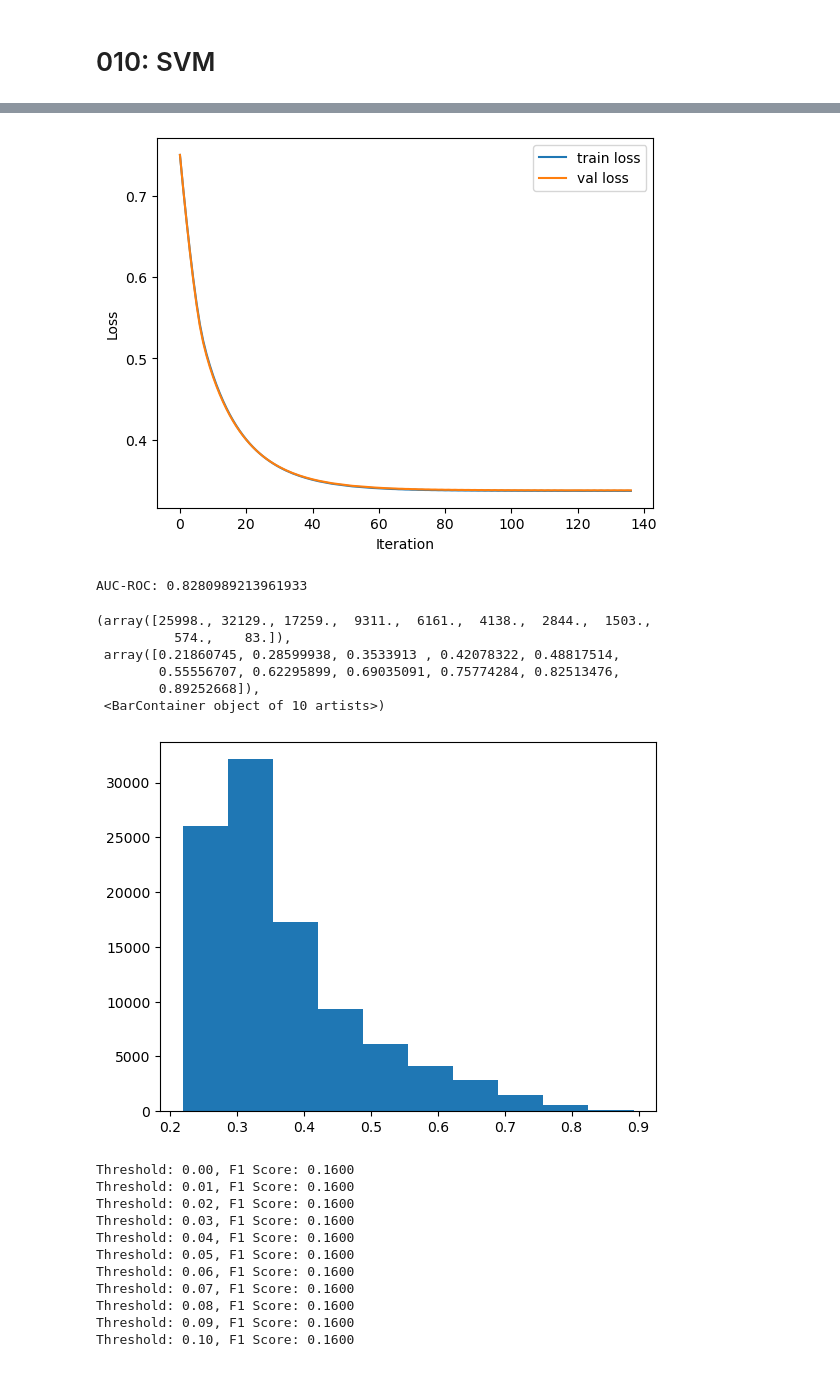
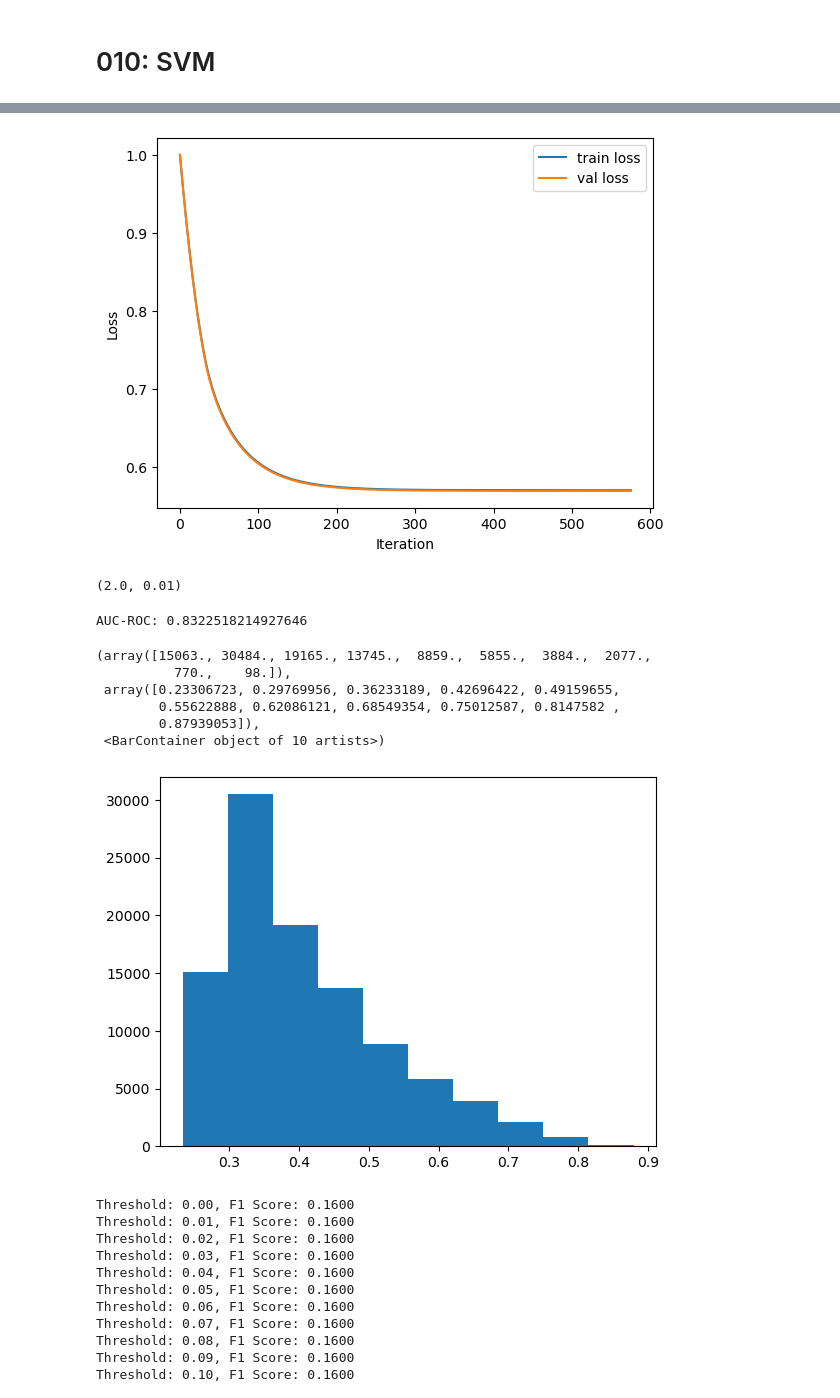
Before and after one commit to betty-gures/cs433project1, a Jupyter notebook: notebooks/010_SVM.ipynb, the cells around one changed output, grey strips where cells are left out. Drawn from its saved outputs; the diff is of its cells as text; code cells hidden in the pictures.

```diff
--- a/notebooks/010_SVM.ipynb
+++ b/notebooks/010_SVM.ipynb
@@ -20,7 +20,7 @@ train = np.load("../data/dataset_prep/train.npz")
 x_train = train["x_train"]
 y_train = train["y_train"]
 # %%
-svm = LinearSVM(C=0.75, lr=0.05, max_iters=1000)
+svm = LinearSVM(metric=f_score)
 num_samples = 100000
 train_losses, val_losses = svm.train(x_train[:num_samples], y_train[:num_samples], verbose=True)
 plot_losses(train_losses, val_losses)
@@ -45,20 +45,24 @@ Early stopping at iteration 136
-[figure, old version]
+[figure, new version]
+# %%
+svm._lambda, svm.lr
+# %% [output]
+(2.0, 0.01)
 # %%
 # predict
 y_pred = svm.predict(x_train[num_samples:2*num_samples], scores=True)
 print("AUC-ROC:", auc_roc(y_pred, y_train[num_samples:2*num_samples]))
 # %% [output]
-AUC-ROC: 0.8280989213961933
+AUC-ROC: 0.8322518214927646
 # %%
 plt.hist(y_pred)
 # %% [output]
-(array([25998., 32129., 17259.,  9311.,  6161.,  4138.,  2844.,  1503.,
-          574.,    83.]),
- array([0.21860745, 0.28599938, 0.3533913 , 0.42078322, 0.48817514,
-        0.55556707, 0.62295899, 0.69035091, 0.75774284, 0.82513476,
-        0.89252668]),
+(array([15063., 30484., 19165., 13745.,  8859.,  5855.,  3884.,  2077.,
+          770.,    98.]),
+ array([0.23306723, 0.29769956, 0.36233189, 0.42696422, 0.49159655,
+        0.55622888, 0.62086121, 0.68549354, 0.75012587, 0.8147582 ,
+        0.87939053]),
  <BarContainer object of 10 artists>)
-[figure, old version]
+[figure, new version]
 # %%
 plot_roc(y_pred, y_train[num_samples:2*num_samples], )
 # %% [output]
```
Also changed, not shown: parts of 1 cell of this notebook, 14 other files.
